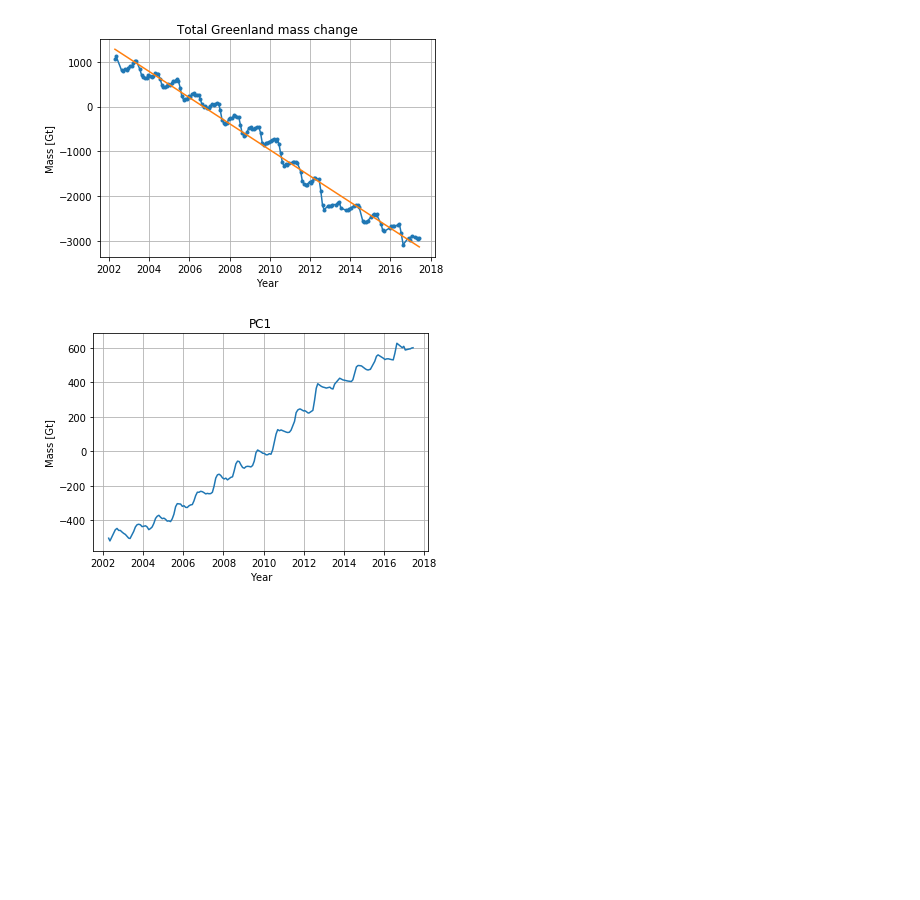
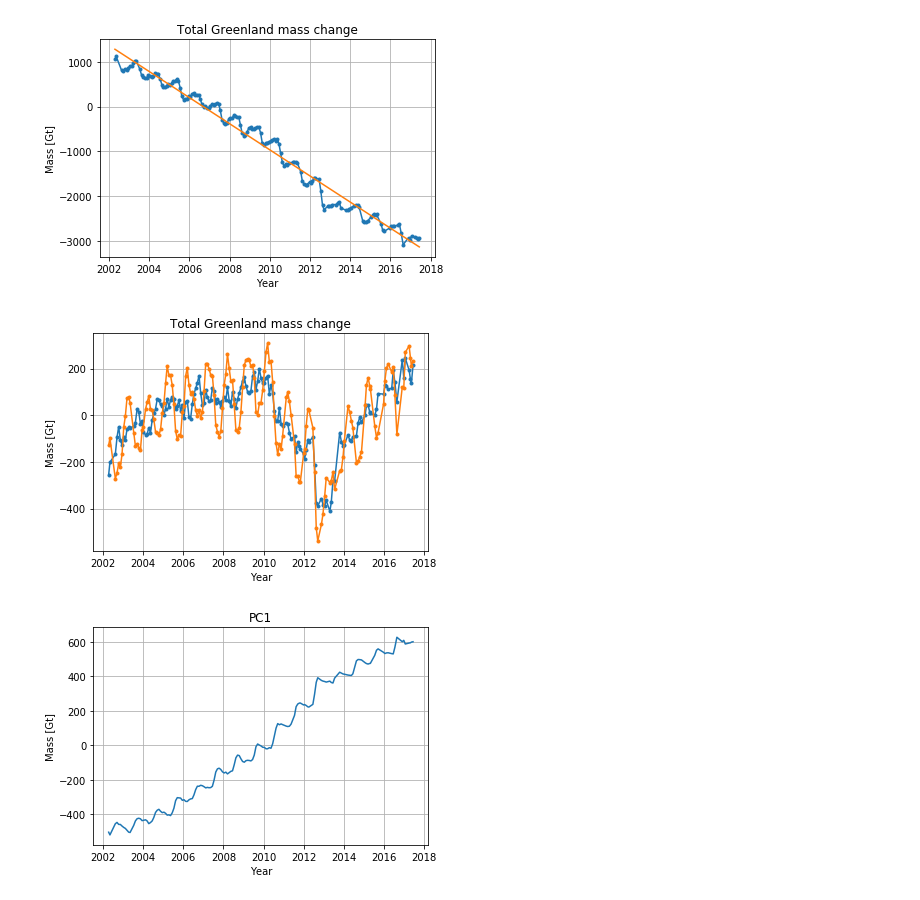
Before and after one commit to AdriaanGr/MAIO_project, a Jupyter notebook: MAIO_project.ipynb, the cells around one changed output. Drawn from its saved outputs; the diff is of its cells as text; code cells hidden in the pictures; blank space fills up the shorter version.

```diff
--- a/MAIO_project.ipynb
+++ b/MAIO_project.ipynb
@@ -43,19 +88,32 @@ plt.show()
 # %%
 xlist = 2002 + data[0][:,0]/365.25
 ylist = np.sum(data, axis = 0)[:,1]
 
-trend = lin(xlist,ylist)
+total_trend = curve_fit(fit_f, data[i,:,0], ylist, bounds=((-np.inf, -np.inf, -np.inf, -np.inf, -np.inf, 0.0, 0.0),
+                                                 (np.inf, np.inf, np.inf, np.inf, np.inf, 2.0 * np.pi, 2.0 * np.pi)))[0]
+total_detrended = detrend(ylist, data[0][:,0], total_trend)
 
 plt.plot(xlist,ylist,'.-',label = 'Data')
 plt.plot(xlist,xlist * trend[0] + trend[1],label = 'Linear trend')
 plt.title('Total Greenland mass change')
 plt.xlabel('Year')
 plt.ylabel('Mass [Gt]')
 plt.grid()
 plt.savefig("./Pictures/timeseries_total", dpi=300)
 plt.show()
+
+plt.plot(xlist,ddata.sum(axis=0),'.-',label = 'Components Detrended')
+plt.plot(xlist, total_detrended,'.-',label = 'Total Detrended')
+
+plt.title('Total Greenland mass change')
+plt.xlabel('Year')
+plt.ylabel('Mass [Gt]')
+plt.grid()
+plt.savefig("./Pictures/timeseries_detrended_total", dpi=300)
+plt.show()
 # %% [output]
 [figure]
+[figure, added]
 # %%
 F = data[:,:,1].T
 FT = np.copy(F.T)
```
Also changed, not shown: parts of 5 cells of this notebook.
